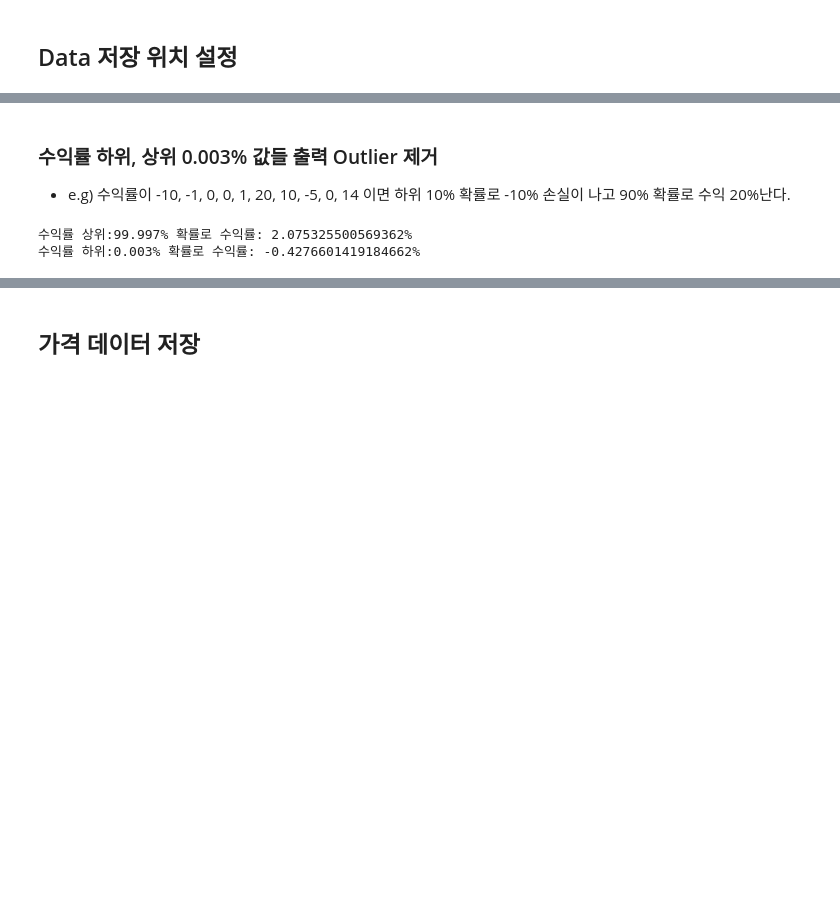
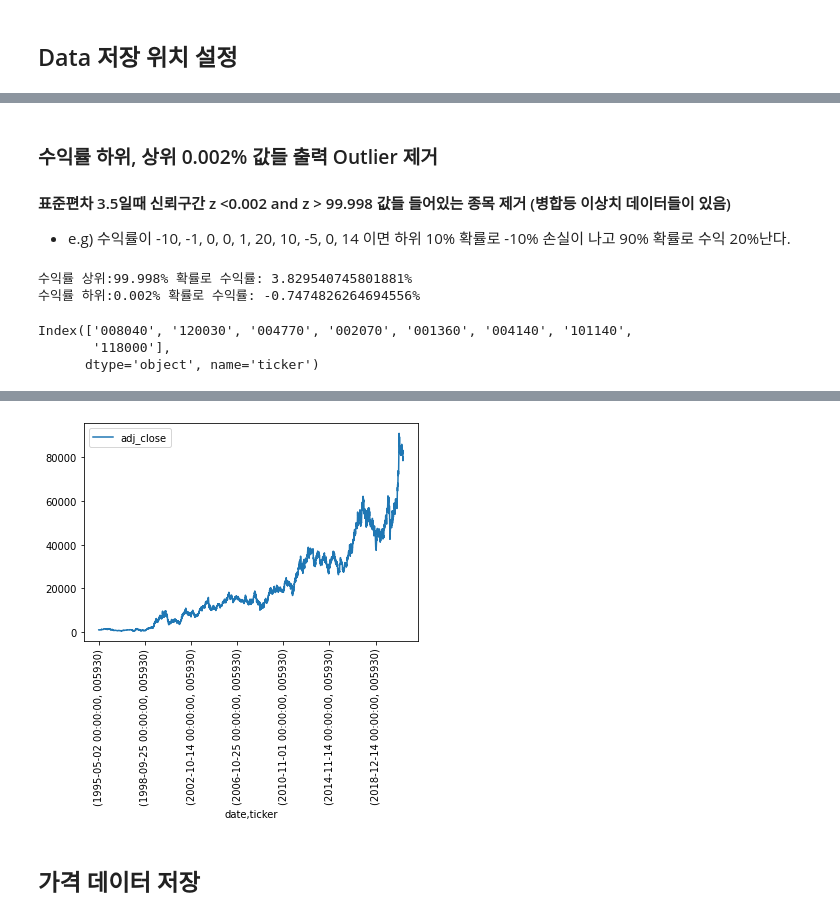
Before and after one commit to Hertz-and-Alpha/machine-learning-for-trading-korea-stock, a Jupyter notebook: data/create_datasets.ipynb, the cells around one changed output, grey strips where cells are left out. Drawn from its saved outputs; the diff is of its cells as text; code cells hidden in the pictures; blank space fills up the shorter version.

Commit message:
Modify 신뢰구간 재설정

```diff
--- a/data/create_datasets.ipynb
+++ b/data/create_datasets.ipynb
@@ -436,17 +453,18 @@ return_data = kospi_data[['marcap']].unstack('ticker').fillna(method='bfill').pc
 # %%
 return_array = return_data['marcap'].to_numpy()
 # %% [markdown]
-### 수익률 하위, 상위 0.003%  값들 출력 Outlier 제거
+### 수익률 하위, 상위 0.002%  값들 출력 Outlier 제거
+#### 표준편차 3.5일때  신뢰구간 z <0.002 and z > 99.998 값들 들어있는 종목 제거 (병합등 이상치 데이터들이 있음)
 - e.g) 수익률이 -10, -1, 0, 0, 1, 20, 10, -5, 0, 14 이면 하위 10% 확률로 -10% 손실이 나고 90% 확률로 수익 20%난다.
 # %%
-buffer = 0.003
+buffer = 0.002
 up = np.percentile(return_array, 100 - buffer)
 down = np.percentile(return_array, buffer)
 print(f"수익률 상위:{100- buffer}% 확률로 수익률: {up}%")
 print(f"수익률 하위:{buffer}% 확률로 수익률: {down}%")
 # %% [output]
-수익률 상위:99.997% 확률로 수익률: 2.075325500569362%
-수익률 하위:0.003% 확률로 수익률: -0.4276601419184662%
+수익률 상위:99.998% 확률로 수익률: 3.829540745801881%
+수익률 하위:0.002% 확률로 수익률: -0.7474826264694556%
 # %%
 down_index = return_data[return_data.marcap < down].index.get_level_values('ticker').unique()
 # %%
@@ -455,3 +473,13 @@ up_index = return_data[return_data.marcap > up].index.get_level_values('ticker')
 # 수익률 하위랑 상위 걸러야 되는 종목코드 배열 합치기
 # 제외할 종목들 할당
 exclude_index = up_index.append(down_index).unique()
+# %%
+exclude_index
+# %% [output]
+Index(['008040', '120030', '004770', '002070', '001360', '004140', '101140',
+       '118000'],
+      dtype='object', name='ticker')
+# %%
+kospi_data.loc[idx[:,'005930'], :][['adj_close']].plot()
+plt.xticks(rotation=90)
+# %% [output]
@@ -458,3 +497,4 @@ exclude_index = up_index.append(down_index).unique()
+[figure, added]
 # %%
 cleaning_ticker = kospi_data.index.get_level_values('ticker').unique().difference(exclude_index)
 # %%
```
Also changed, not shown: parts of 14 cells of this notebook.
